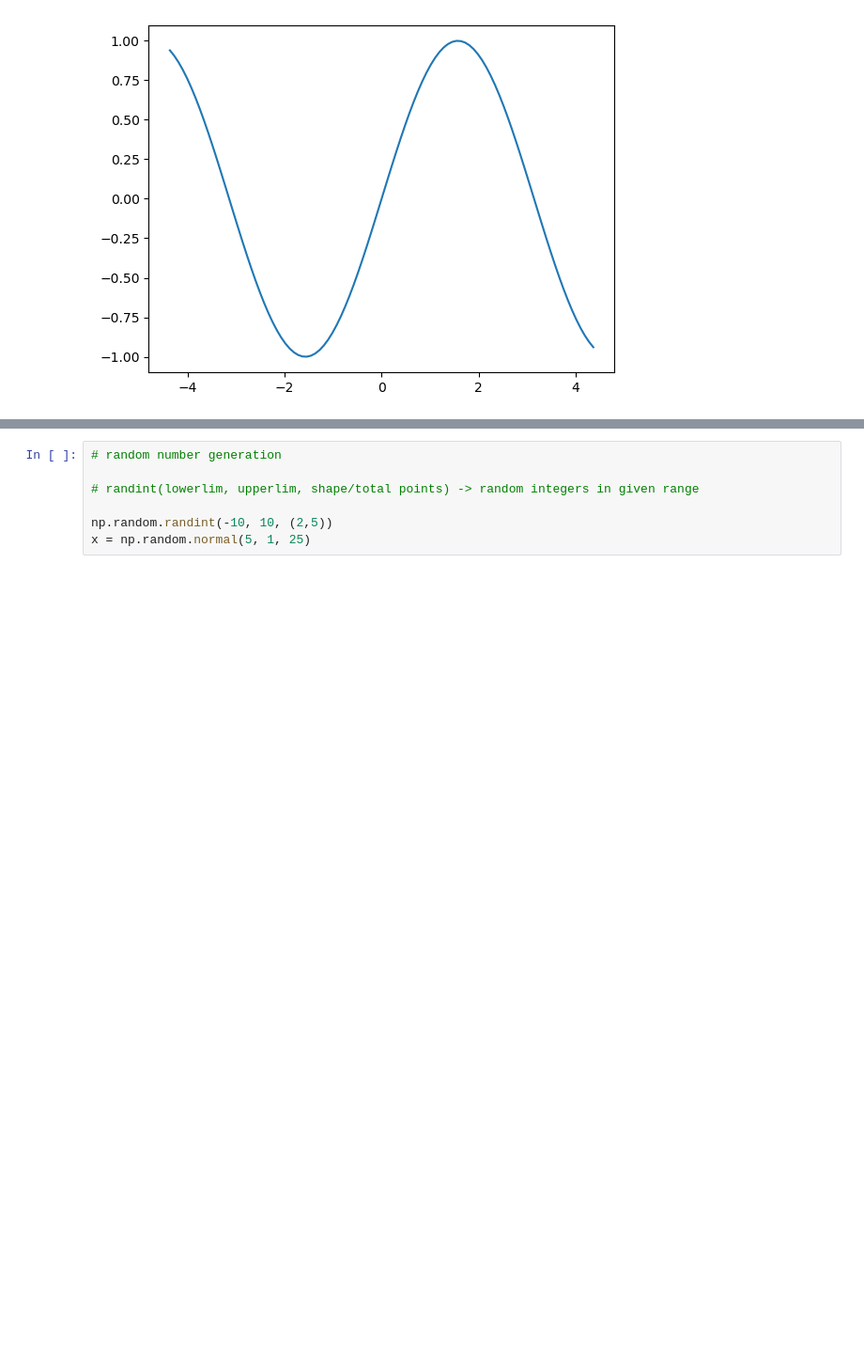
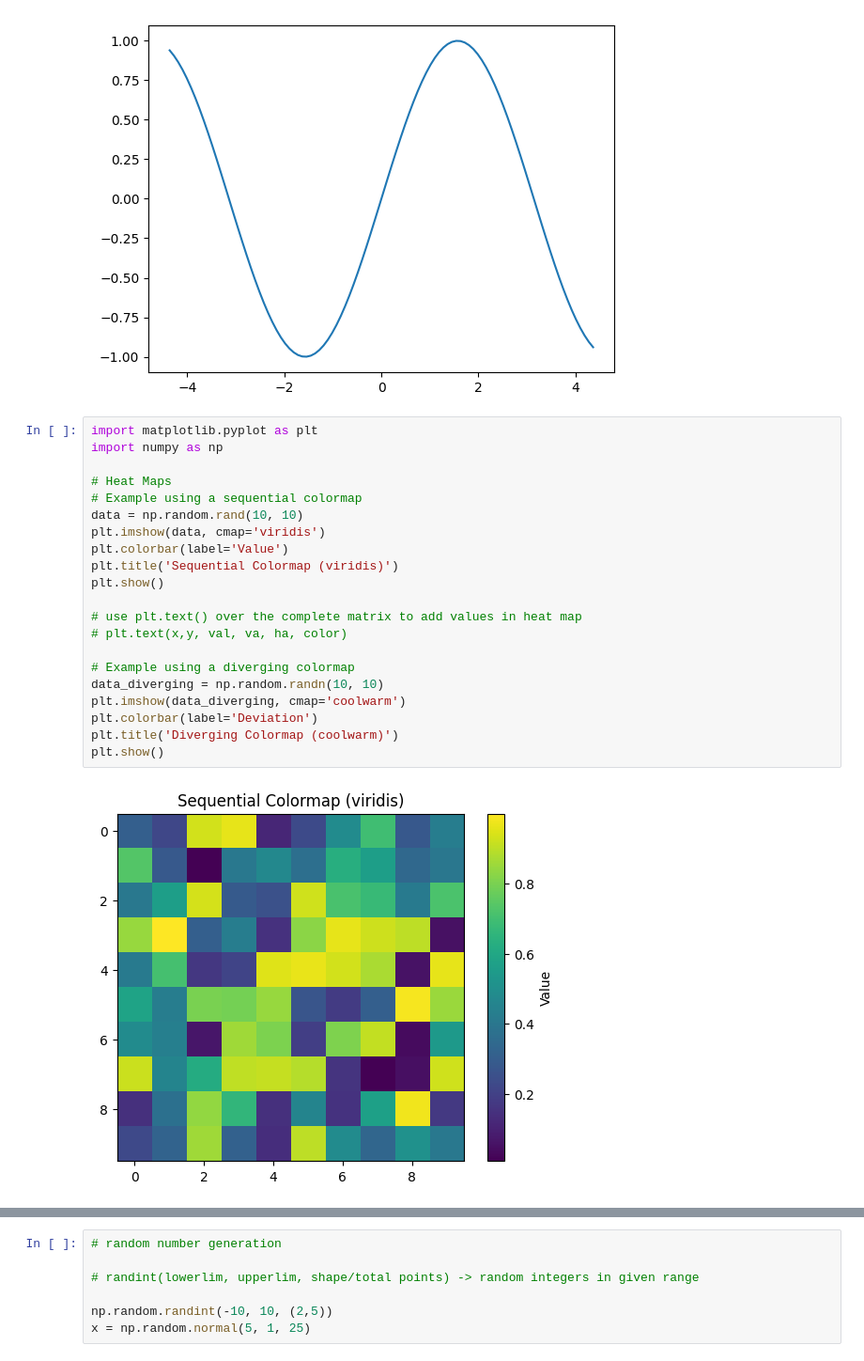
Before and after one commit to InfinityxR9/Python, a Jupyter notebook: ML/prac.ipynb, the cells around one changed output, grey strips where cells are left out. Shown at 94% size. Saved outputs shown, nothing was run; the diff lists cells and outputs as text; blank space fills up the shorter version.

```diff
--- a/ML/prac.ipynb
+++ b/ML/prac.ipynb
@@ -127,3 +129,26 @@ plt.plot(x,y)
 # %% [output]
 [<matplotlib.lines.Line2D at 0x...>]
 [figure]
+# %%
+import matplotlib.pyplot as plt
+import numpy as np
+
+# Heat Maps
+# Example using a sequential colormap
+data = np.random.rand(10, 10)
+plt.imshow(data, cmap='viridis')
+plt.colorbar(label='Value')
+plt.title('Sequential Colormap (viridis)')
+plt.show()
+
+# use plt.text() over the complete matrix to add values in heat map
+# plt.text(x,y, val, va, ha, color)
+
+# Example using a diverging colormap
+data_diverging = np.random.randn(10, 10)
+plt.imshow(data_diverging, cmap='coolwarm')
+plt.colorbar(label='Deviation')
+plt.title('Diverging Colormap (coolwarm)')
+plt.show()
+# %% [output]
+[figure, added]
```
Also changed, not shown: parts of 5 cells of this notebook.
